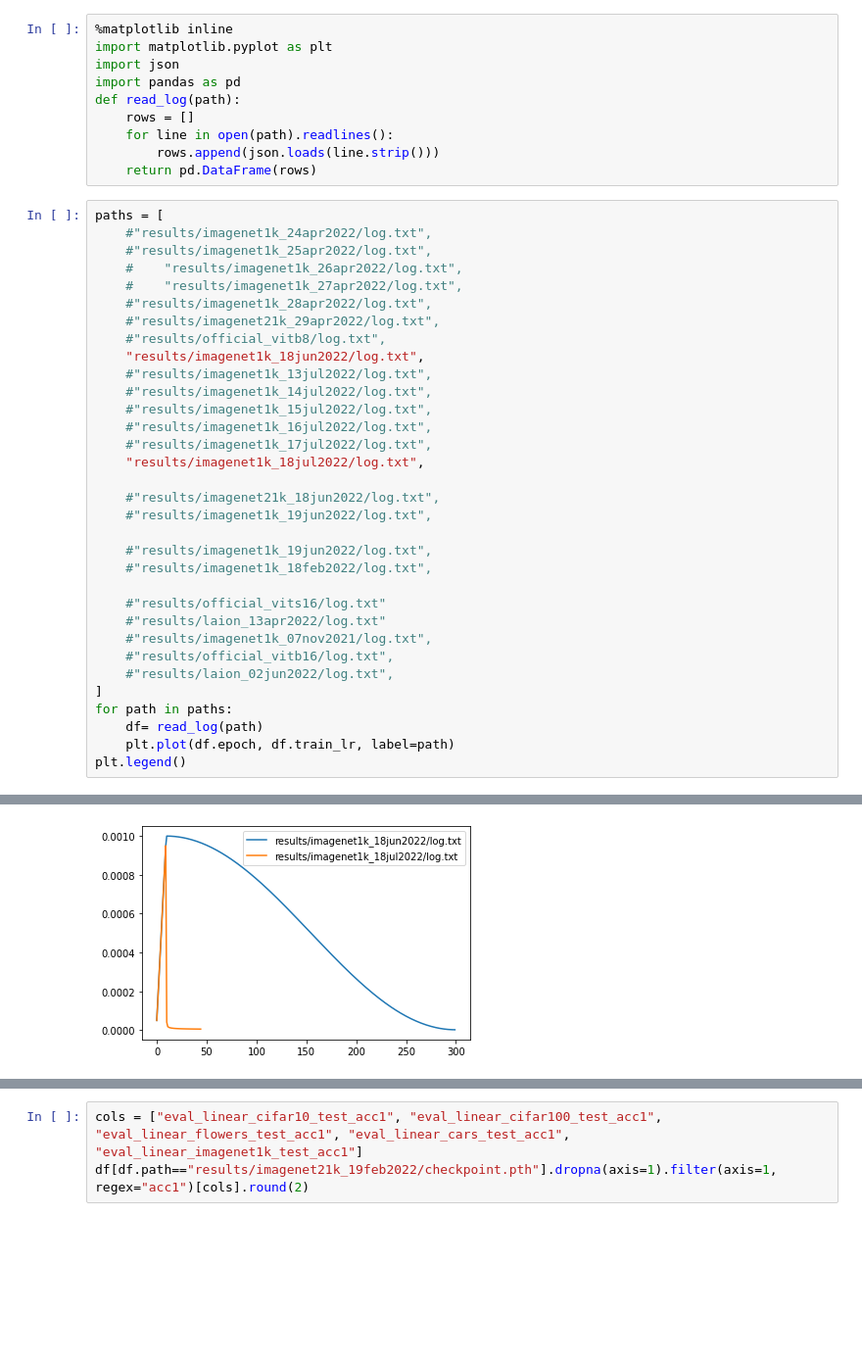
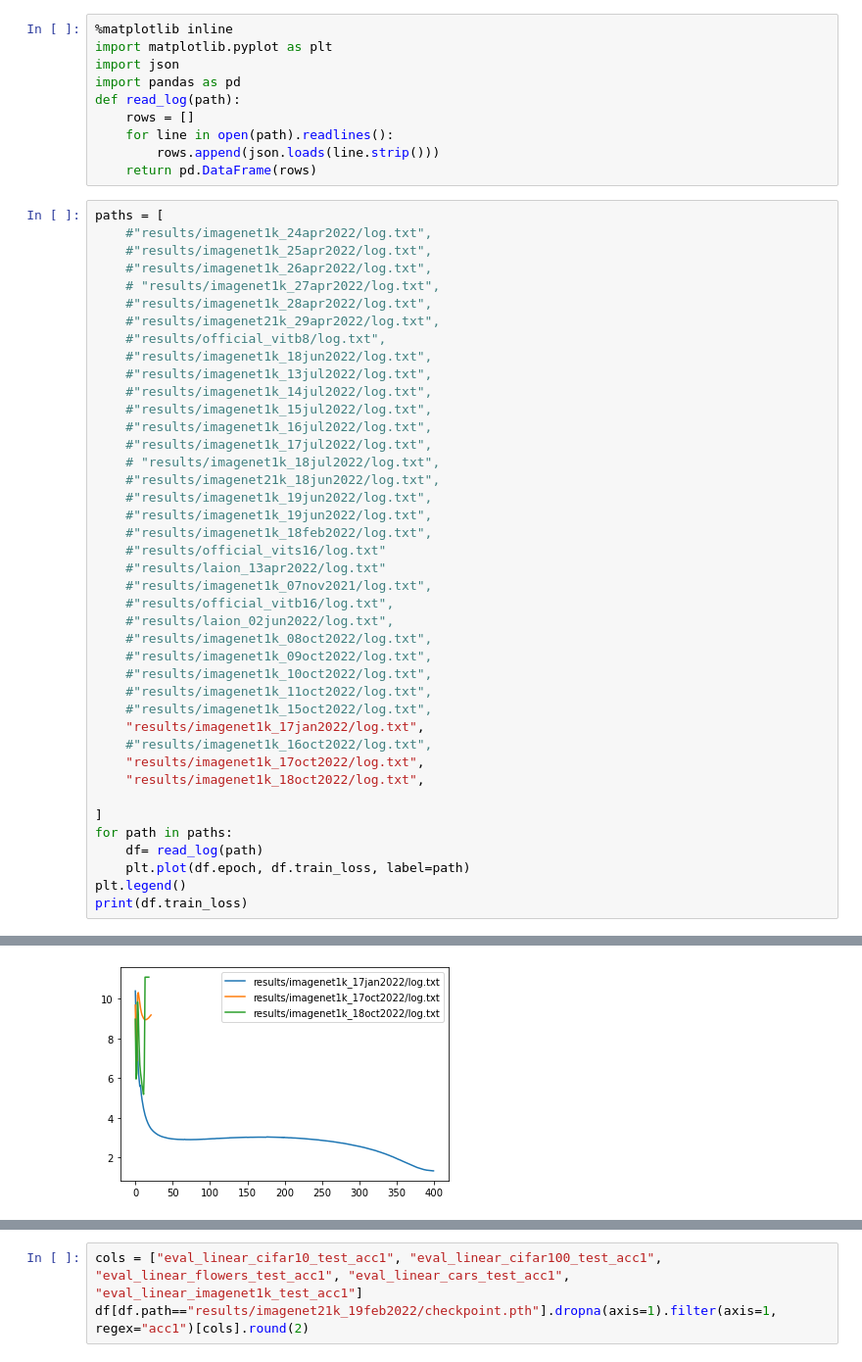
Before and after one commit to mehdidc/dino, a Jupyter notebook: analysis.ipynb, the cells around one changed output, grey strips where cells are left out. Shown: that part at 98% size. Drawn from its saved outputs; the diff is of its cells as text; blank space fills up the shorter version.

```diff
--- a/analysis.ipynb
+++ b/analysis.ipynb
@@ -12,33 +12,41 @@ def read_log(path):
 paths = [
     #"results/imagenet1k_24apr2022/log.txt",
     #"results/imagenet1k_25apr2022/log.txt",
-    #    "results/imagenet1k_26apr2022/log.txt",
-    #    "results/imagenet1k_27apr2022/log.txt",
+    #"results/imagenet1k_26apr2022/log.txt",
+    # "results/imagenet1k_27apr2022/log.txt",
     #"results/imagenet1k_28apr2022/log.txt",
     #"results/imagenet21k_29apr2022/log.txt",
     #"results/official_vitb8/log.txt",
-    "results/imagenet1k_18jun2022/log.txt",
+    #"results/imagenet1k_18jun2022/log.txt",
     #"results/imagenet1k_13jul2022/log.txt",
     #"results/imagenet1k_14jul2022/log.txt",
     #"results/imagenet1k_15jul2022/log.txt",
     #"results/imagenet1k_16jul2022/log.txt",
     #"results/imagenet1k_17jul2022/log.txt",
-    "results/imagenet1k_18jul2022/log.txt",
-
+    # "results/imagenet1k_18jul2022/log.txt",
     #"results/imagenet21k_18jun2022/log.txt",
     #"results/imagenet1k_19jun2022/log.txt",
-
     #"results/imagenet1k_19jun2022/log.txt",
     #"results/imagenet1k_18feb2022/log.txt",
-
     #"results/official_vits16/log.txt"
     #"results/laion_13apr2022/log.txt"
     #"results/imagenet1k_07nov2021/log.txt",
     #"results/official_vitb16/log.txt",
     #"results/laion_02jun2022/log.txt",
+    #"results/imagenet1k_08oct2022/log.txt",
+    #"results/imagenet1k_09oct2022/log.txt",
+    #"results/imagenet1k_10oct2022/log.txt",
+    #"results/imagenet1k_11oct2022/log.txt",
+    #"results/imagenet1k_15oct2022/log.txt",
+    "results/imagenet1k_17jan2022/log.txt",
+    #"results/imagenet1k_16oct2022/log.txt",
+    "results/imagenet1k_17oct2022/log.txt",
+    "results/imagenet1k_18oct2022/log.txt",
+
 ]
 for path in paths:
     df= read_log(path)
-    plt.plot(df.epoch, df.train_lr, label=path)
+    plt.plot(df.epoch, df.train_loss, label=path)
 plt.legend()
+print(df.train_loss)
 # %% [output]
@@ -46 +73 @@ plt.legend()
-[figure, old version]
+[figure, new version]
```
Also changed, not shown: parts of 4 cells of this notebook, 8 other files.
